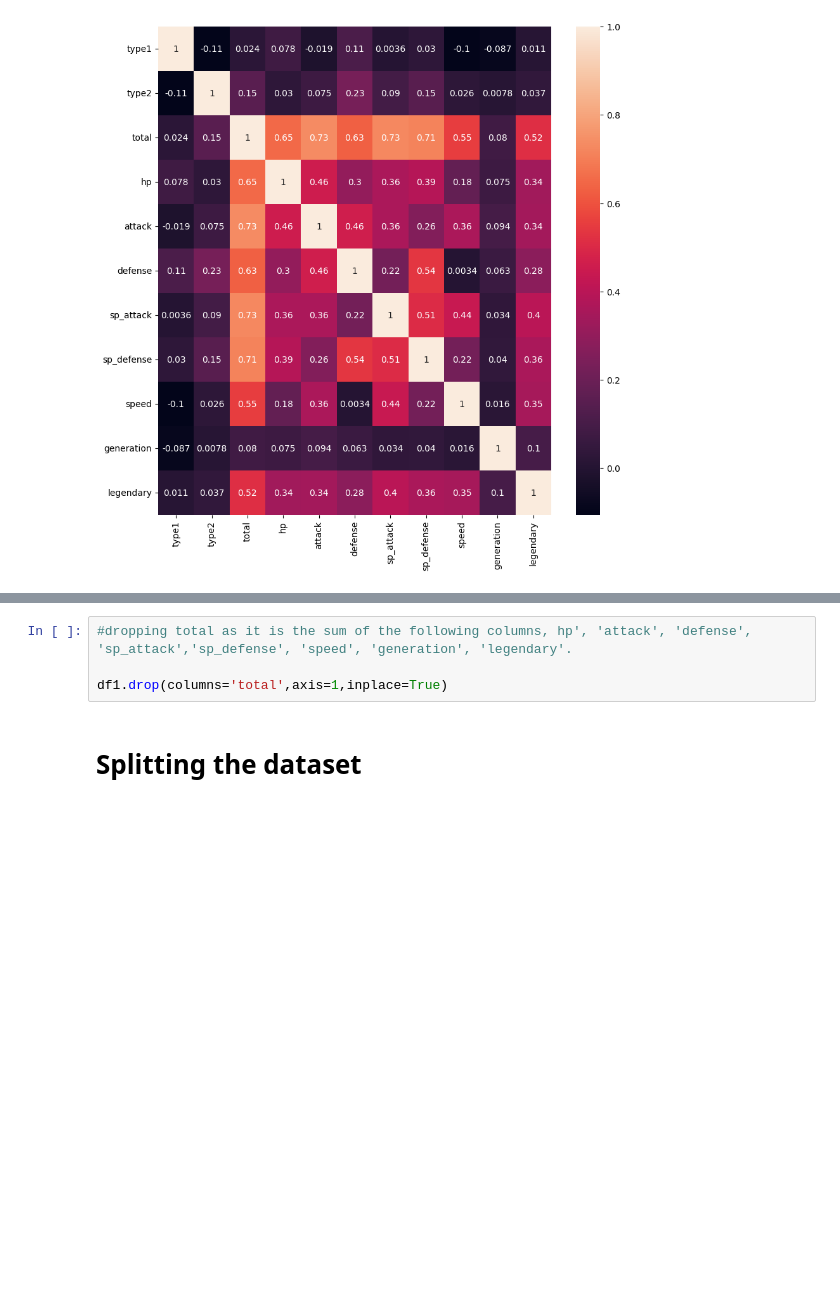
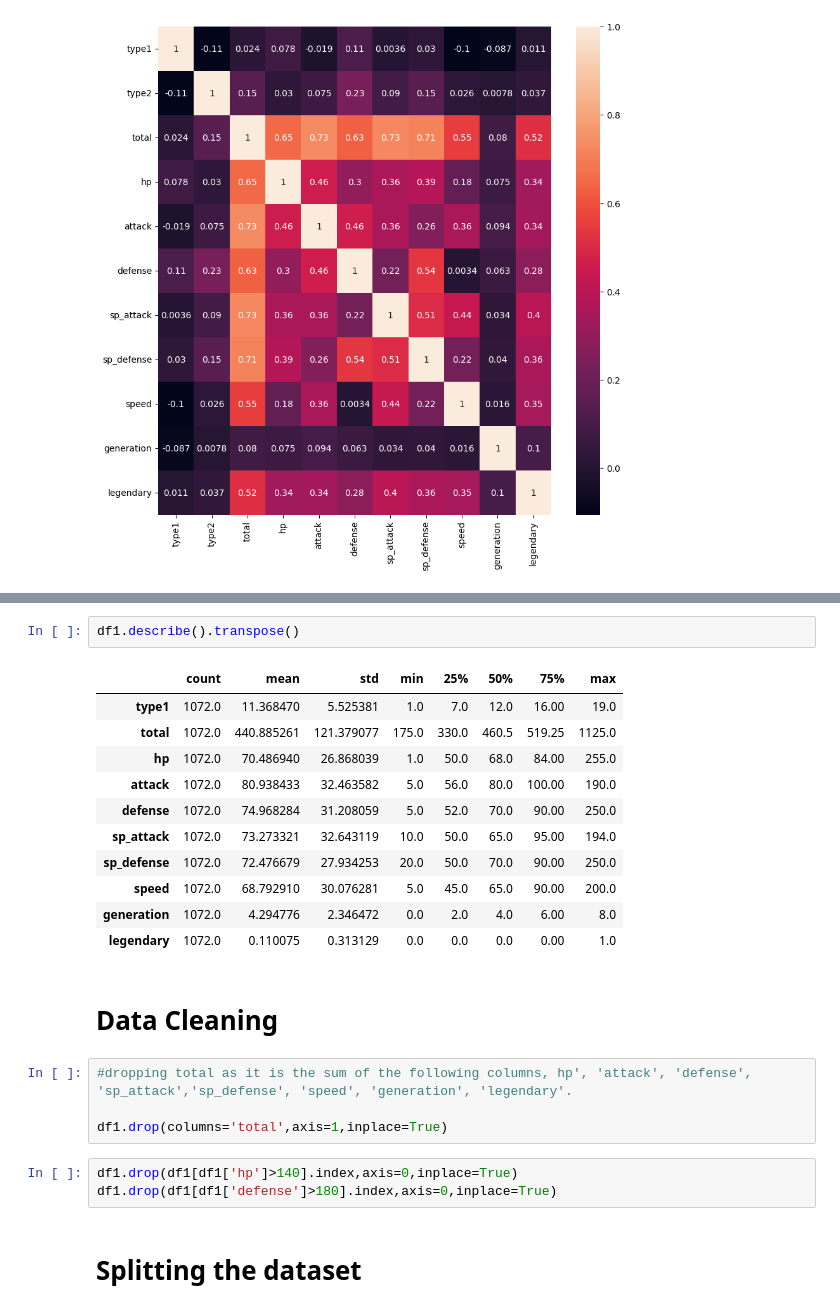
Before and after one commit to saptarshipal1/pokemon, a Jupyter notebook: data/pokemon.ipynb, the cells around one changed output, grey strips where cells are left out. Saved outputs shown, nothing was run; the diff lists cells and outputs as text; blank space fills up the shorter version.

```diff
--- a/data/pokemon.ipynb
+++ b/data/pokemon.ipynb
@@ -188,7 +194,26 @@ sns.heatmap(df1.corr(),annot=True)
+# %%
+df1.describe().transpose()
+# %% [output]
+|  | count | mean | std | min | 25% | 50% | 75% | max |
+| type1 | 1072.0 | 11.368470 | 5.525381 | 1.0 | 7.0 | 12.0 | 16.00 | 19.0 |
+| total | 1072.0 | 440.885261 | 121.379077 | 175.0 | 330.0 | 460.5 | 519.25 | 1125.0 |
+| hp | 1072.0 | 70.486940 | 26.868039 | 1.0 | 50.0 | 68.0 | 84.00 | 255.0 |
+| attack | 1072.0 | 80.938433 | 32.463582 | 5.0 | 56.0 | 80.0 | 100.00 | 190.0 |
+| defense | 1072.0 | 74.968284 | 31.208059 | 5.0 | 52.0 | 70.0 | 90.00 | 250.0 |
+| sp_attack | 1072.0 | 73.273321 | 32.643119 | 10.0 | 50.0 | 65.0 | 95.00 | 194.0 |
+| sp_defense | 1072.0 | 72.476679 | 27.934253 | 20.0 | 50.0 | 70.0 | 90.00 | 250.0 |
+| speed | 1072.0 | 68.792910 | 30.076281 | 5.0 | 45.0 | 65.0 | 90.00 | 200.0 |
+| generation | 1072.0 | 4.294776 | 2.346472 | 0.0 | 2.0 | 4.0 | 6.00 | 8.0 |
+| legendary | 1072.0 | 0.110075 | 0.313129 | 0.0 | 0.0 | 0.0 | 0.00 | 1.0 |
+# %% [markdown]
+# Data Cleaning
 # %%
 #dropping total as it is the sum of the following columns, hp', 'attack', 'defense', 'sp_attack','sp_defense', 'speed', 'generation', 'legendary'.
 
 df1.drop(columns='total',axis=1,inplace=True)
+# %%
+df1.drop(df1[df1['hp']>140].index,axis=0,inplace=True)
+df1.drop(df1[df1['defense']>180].index,axis=0,inplace=True)
 # %% [markdown]
 # Splitting the dataset
 # %%
```
Also changed, not shown: parts of 12 cells of this notebook.
